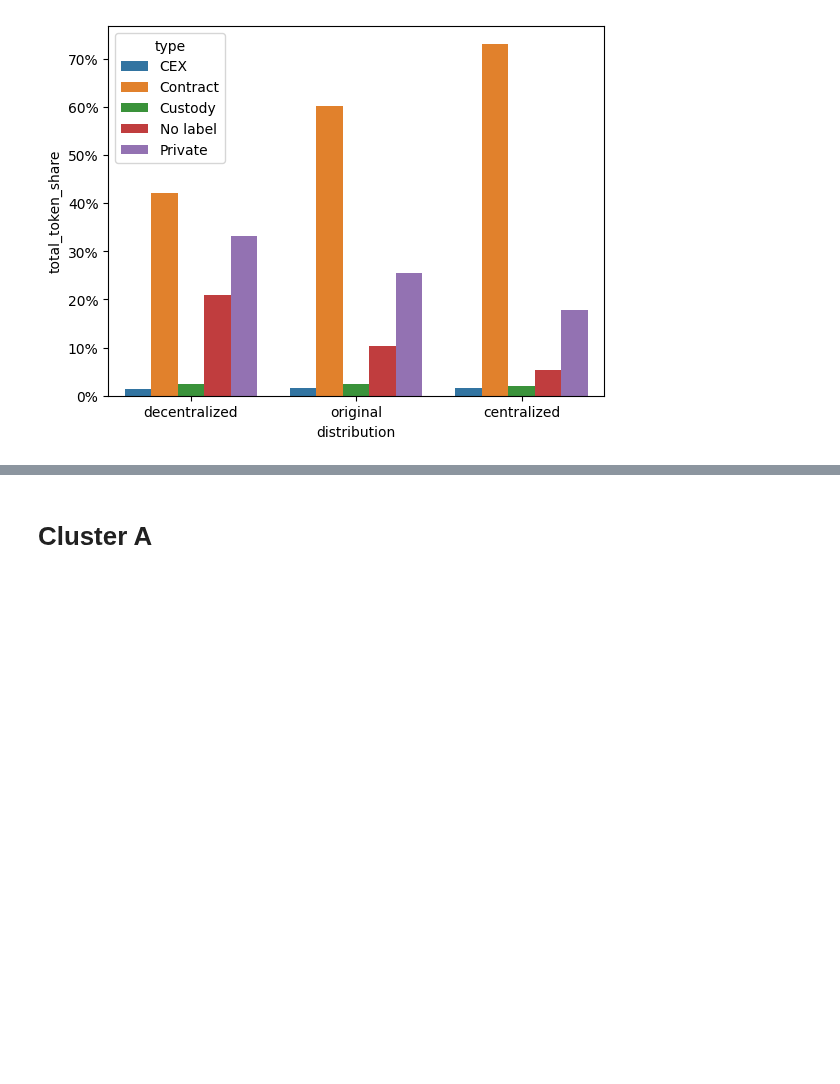
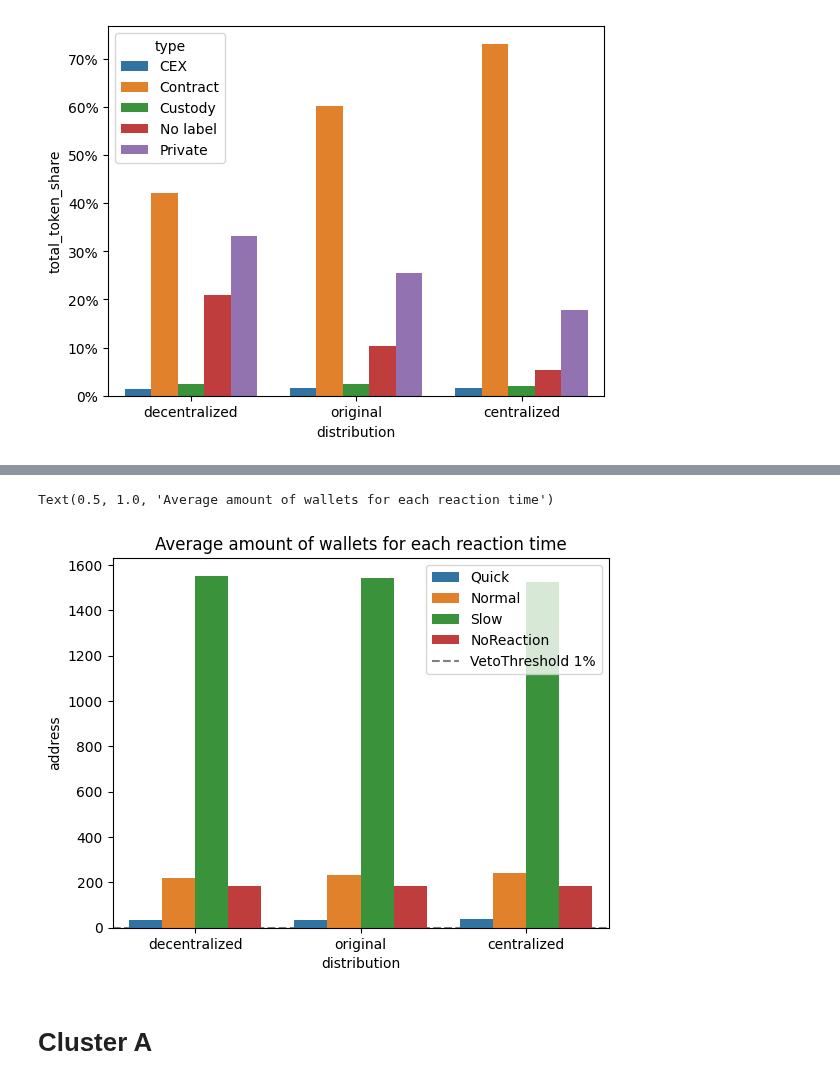
Before and after one commit to collectif-dao/dg-research, a Jupyter notebook: experiments/notebooks/clean_notebook_future_proof.ipynb, the cells around one changed output, grey strips where cells are left out. Cells and saved outputs as stored; diff of their text form; code cells hidden in the pictures; blank space fills up the shorter version.

```diff
--- a/experiments/notebooks/clean_notebook_future_proof.ipynb
+++ b/experiments/notebooks/clean_notebook_future_proof.ipynb
@@ -128,3 +131,17 @@ Text(0.5, 1.0, 'Average reaction time')
+# %%
+ax = sns.barplot(
+    data=wallet_df_combined.groupby(['distribution', 'reaction_time']).address.count().reset_index(),
+    x='distribution',
+    y='address',
+    hue='reaction_time',
+    order=['decentralized', 'original', 'centralized'],
+    hue_order=['Quick', 'Normal', 'Slow', 'NoReaction'])
+ax.set_xlim(xlim)
+ax.legend()
+ax.set_title('Average amount of wallets for each reaction time')
+# %% [output]
+Text(0.5, 1.0, 'Average amount of wallets for each reaction time')
+[figure, added]
 # %% [markdown]
 # Cluster A
 # %%
```
Also changed, not shown: parts of 32 cells of this notebook, 1 other file.
